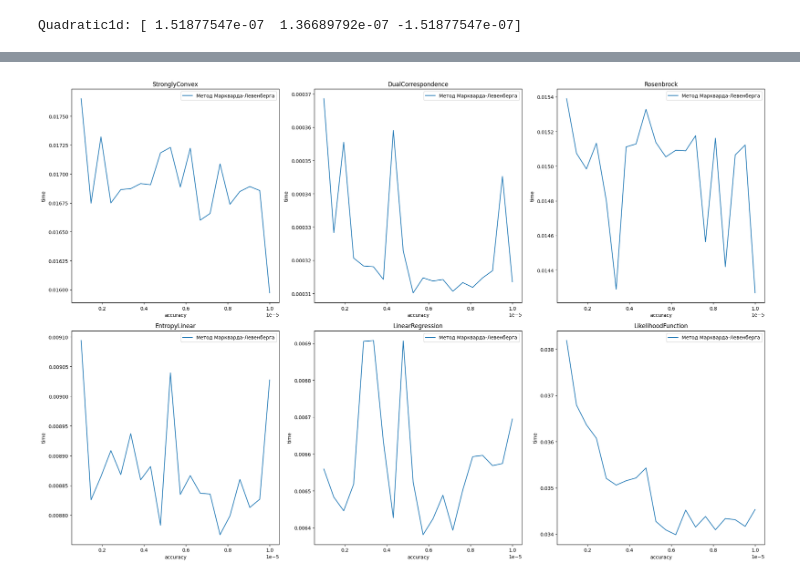
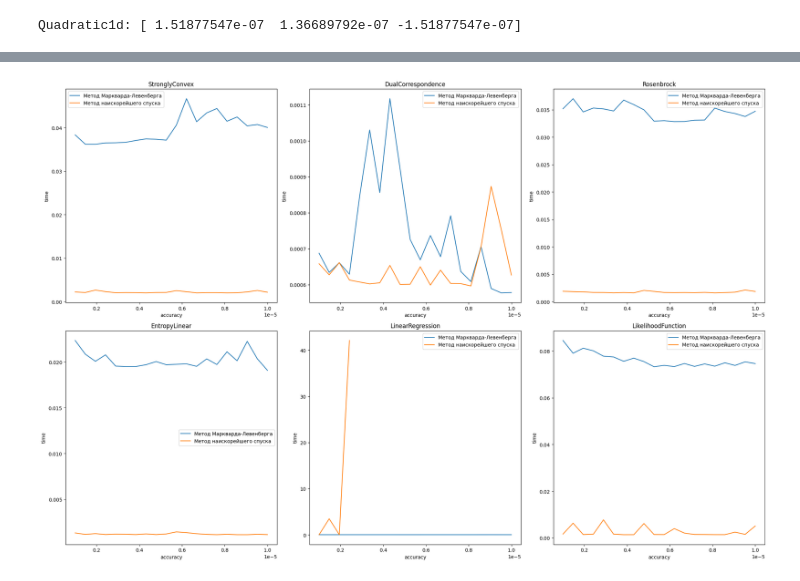
Before and after one commit to fallra1n/math-optimization, a Jupyter notebook: hw-2/OPTI_2.ipynb, the cells around one changed output, grey strips where cells are left out. Cells and saved outputs as stored; diff of their text form; code cells hidden in the pictures.

```diff
--- a/hw-2/OPTI_2.ipynb
+++ b/hw-2/OPTI_2.ipynb
@@ -104,7 +104,6 @@ def golden_section_search(
 # %%
 eps_fastest = 10 ** (-4)
 eps_golden = 10 ** (-7)
-
 
 
 def the_fastest_descent(
@@ -119,9 +118,9 @@ def the_fastest_descent(
     def func_of_h(h: float, d: agnp.ndarray) -> float:
         return f(x_old + h * d, param_list)
 
-
-    def localize_minimum(func_of_h: Callable[[float, agnp.ndarray], float], d: agnp.ndarray, h =10**(-2) , max_iter = 100, growth_factor = 10):
-
+    def localize_minimum(
+        func_of_h: Callable[[float, agnp.ndarray], float], d: agnp.ndarray, h=10 ** (-2), max_iter=100, growth_factor=10
+    ):
 
         a = 0
         b = a + h
@@ -129,7 +128,7 @@ def the_fastest_descent(
         f_b = func_of_h(b, d)
 
         if f_b > f_a:
-        # Ищем влево
+            # Ищем влево
             a, b = a - h, a
             f_a, f_b = func_of_h(a, d), func_of_h(b, d)
             while f_a < f_b and max_iter > 0:
@@ -140,7 +139,7 @@ def the_fastest_descent(
                 f_a = func_of_h(a, f)
                 max_iter -= 1
         else:
-        # Ищем вправо
+            # Ищем вправо
             while f_b < f_a and max_iter > 0:
                 h *= growth_factor
                 a = b
@@ -149,15 +148,12 @@ def the_fastest_descent(
                 f_b = func_of_h(b, d)
                 max_iter -= 1
 
-
         return min(a, b), max(a, b)
-
 
     x_new = x_old
     d = -ag.grad(f, argnum=0)(x_old, param_list)  # -numerical_gradient(f, x0)
     while agnp.linalg.norm(d) ** 2 > eps and max_steps > 0:
         max_steps -= 1
-
 
         a, b = localize_minimum(func_of_h, d)
         x_new = x_old + (golden_section_search(func_of_h, a, b, d, eps_golden)[0]) * d
@@ -486,49 +481,55 @@ Lst_y_lev = []
 Lst_x_lev = []
 Lst_y_fast = []
 Lst_x_fast = []
 
 for i in range(number_of_func):
     Lst_y_lev.append([])
+    Lst_y_fast.append([])
     Lst_x_lev.append([])
+    Lst_x_fast.append([])
     for prec in prec_list:
-        start_time = time.time()
         x0, param_list = param_gen[i](dim)
         max_steps, eps = steps, prec
+        start_time = time.time()
         result = levenberg_markvatd2(function_list[i], param_list, x0, max_steps, eps)
         end_time = time.time()
+        Lst_x_lev[i].append(prec)
         Lst_y_lev[i].append(end_time - start_time)
         if end_time - start_time > 10:
             break
 
-# for i in range(number_of_func):
-#     Lst_y_fast.append([])
-#     Lst_x_fast.append([])
-#     for prec in prec_list:
-#         x0, param_list = param_gen[i](dim)
-#         max_steps, eps = steps, prec
-#         start_time = time.time()
-#         result = the_fastest_descent(function_list[i], param_list, x0, max_steps, eps)
-#         end_time = time.time()
-#         Lst_y_fast[i].append(end_time - start_time)
-#         if end_time - start_time > 10:
-#             break
+for i in range(number_of_func):
+    Lst_y_lev.append([])
+    Lst_y_fast.append([])
+    Lst_x_lev.append([])
+    Lst_x_fast.append([])
+    for prec in prec_list:
+        x0, param_list = param_gen[i](dim)
+        max_steps, eps = steps, prec
+        start_time = time.time()
+        result = the_fastest_descent(function_list[i], param_list, x0, max_steps, eps)
+        end_time = time.time()
+        Lst_x_fast[i].append(prec)
+        Lst_y_fast[i].append(end_time - start_time)
+        if end_time - start_time > 10:
+            break
 
 
 for i in range(2):
     for j in range(3):
         ind = i * 3 + j
-        axs[i, j].plot(prec_list, Lst_y_lev[ind], label='Метод Маркварда-Левенберга')
-        # axs[i, j].plot(log_prec_list, Lst_y_fast[ind], label='Метод наискорейшего спуска')
+        axs[i, j].plot(Lst_x_lev[ind], Lst_y_lev[ind], label='Метод Маркварда-Левенберга')
+        axs[i, j].plot(Lst_x_fast[ind], Lst_y_fast[ind], label='Метод наискорейшего спуска')
         axs[i, j].set_title(func_name_list[ind])
         axs[i, j].set_xlabel('accuracy')
         axs[i, j].set_ylabel('time')
         axs[i, j].legend()
 
 
 plt.tight_layout()
 plt.show()
 # %% [output]
-[figure, old version]
+[figure, new version]
 # %%
 fig, axs = plt.subplots(nrows=2, ncols=3, figsize=(21, 14))  # figsize=(ширина, высота)
 plt.tight_layout(pad=8.0)
```
Also changed, not shown: parts of 4 cells of this notebook.
